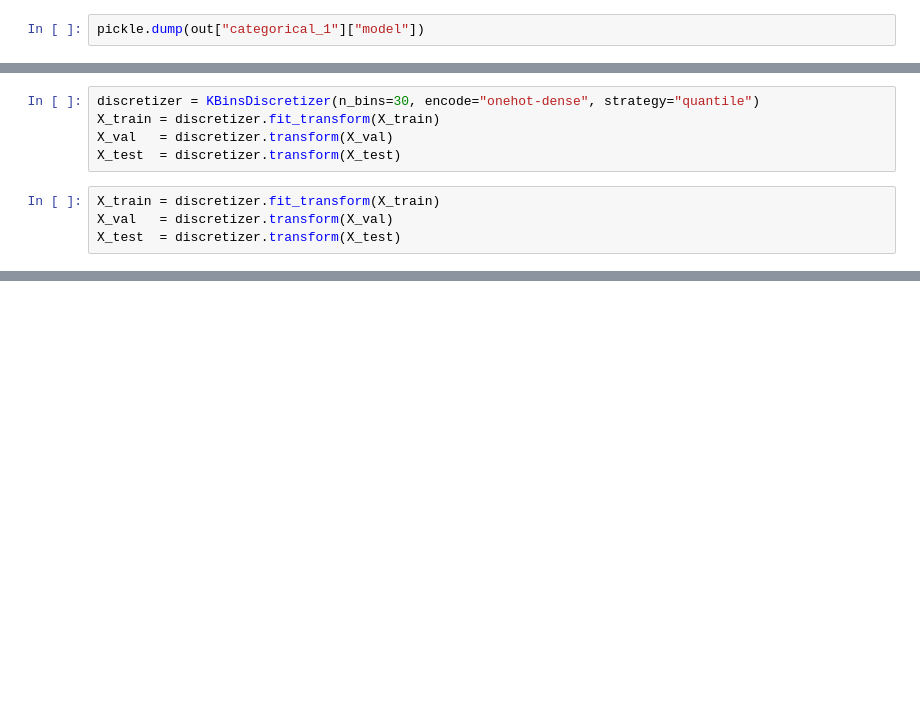
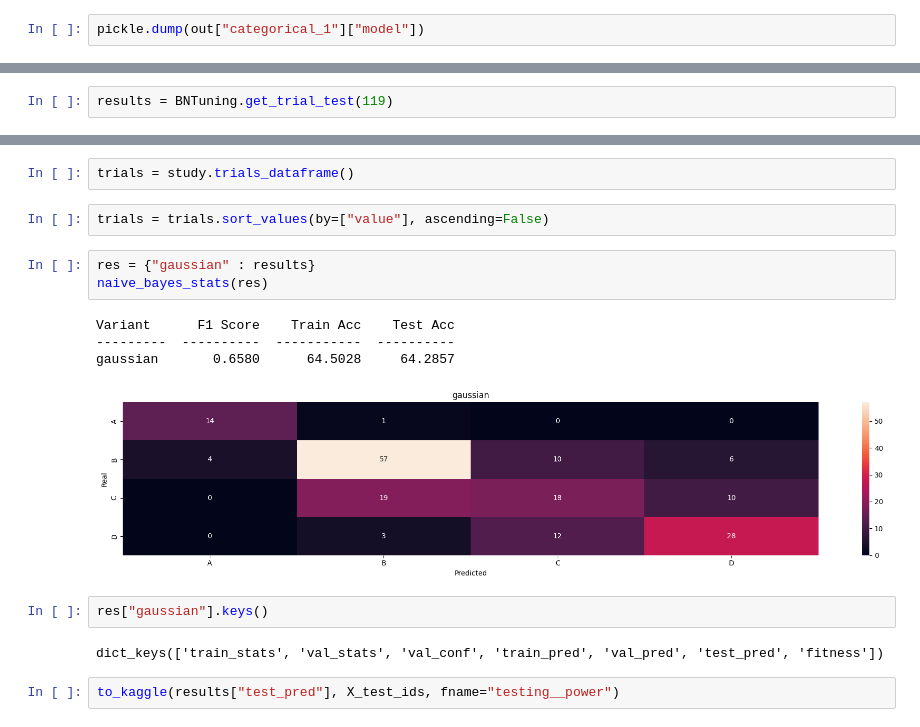
Before and after one commit to DomingoLopez/ClubFansIris, a Jupyter notebook: naive_bayes/naive_bayes.ipynb, the cells around one changed output, grey strips where cells are left out. Cells and saved outputs as stored; diff of their text form; blank space fills up the shorter version.

```diff
--- a/naive_bayes/naive_bayes.ipynb
+++ b/naive_bayes/naive_bayes.ipynb
@@ -494,9 +367,0 @@ X_test  = fs.transform(X_test)
-# %%
-discretizer = KBinsDiscretizer(n_bins=30, encode="onehot-dense", strategy="quantile")
-X_train = discretizer.fit_transform(X_train)
-X_val   = discretizer.transform(X_val)
-X_test  = discretizer.transform(X_test)
-# %%
-X_train = discretizer.fit_transform(X_train)
-X_val   = discretizer.transform(X_val)
-X_test  = discretizer.transform(X_test)
@@ -536,0 +534,2 @@ IndexError: index 1 is out of bounds for axis 1 with size 1
+# %%
+results = BNTuning.get_trial_test(119)
@@ -536,0 +590,18 @@ IndexError: index 1 is out of bounds for axis 1 with size 1
+# %%
+trials = study.trials_dataframe()
+# %%
+trials = trials.sort_values(by=["value"], ascending=False)
+# %%
+res = {"gaussian" : results}
+naive_bayes_stats(res)
+# %% [output]
+Variant      F1 Score    Train Acc    Test Acc
+---------  ----------  -----------  ----------
+gaussian       0.6580      64.5028     64.2857
+[figure, added]
+# %%
+res["gaussian"].keys()
+# %% [output]
+dict_keys(['train_stats', 'val_stats', 'val_conf', 'train_pred', 'val_pred', 'test_pred', 'fitness'])
+# %%
+to_kaggle(results["test_pred"], X_test_ids, fname="testing__power")
```
Also changed, not shown: parts of 56 cells of this notebook.
